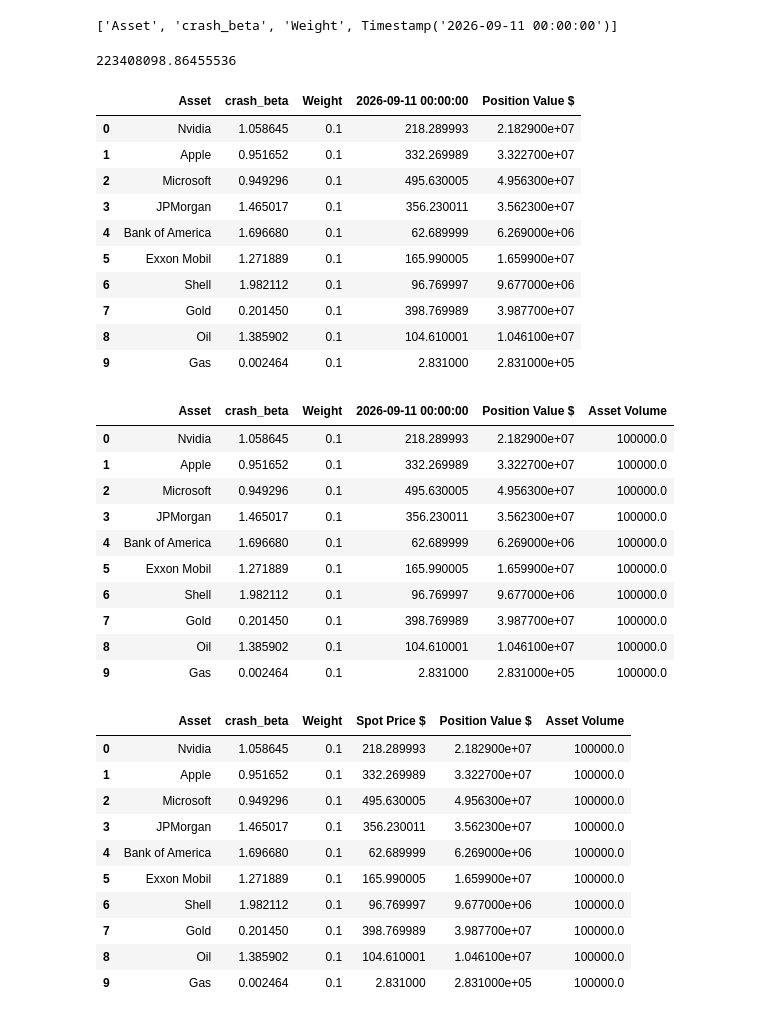
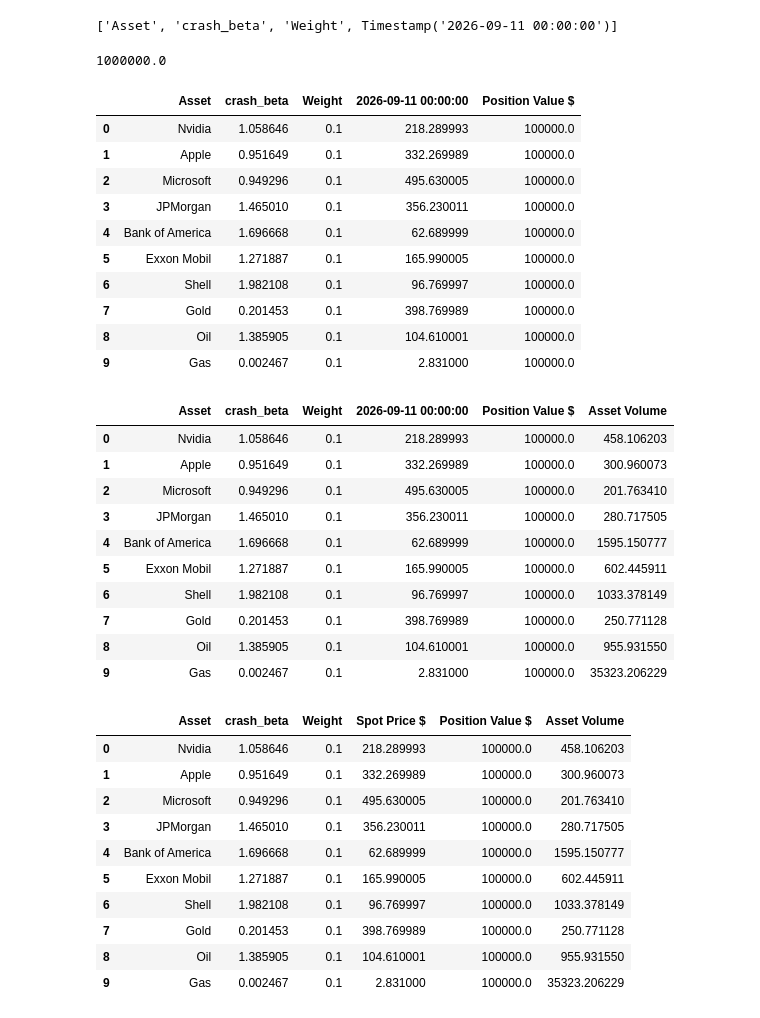
Before and after one commit to rakotoan/Crash-Metrics, a Jupyter notebook: Crash_Metrics.ipynb, the cells around one changed output. Saved outputs shown, nothing was run; the diff lists cells and outputs as text; code cells hidden in the pictures.

Commit message:
Portfolio P&L and return

```diff
--- a/Crash_Metrics.ipynb
+++ b/Crash_Metrics.ipynb
@@ -516,50 +516,51 @@ L
 ['Asset', 'crash_beta', 'Weight', Timestamp('2026-09-11 00:00:00')]
 # %%
 Initial_capital = 1_000_000
-portfolio["Position Value $"] = Initial_capital * portfolio["Weight"] * portfolio[L[-1]]
+#portfolio["Position Value $"] = Initial_capital * portfolio["Weight"] * portfolio[L[-1]]
+portfolio["Position Value $"] = Initial_capital * portfolio["Weight"]
 portfolio
 print(sum(portfolio["Position Value $"]))
 portfolio
 # %% [output]
-223408098.86455536
+1000000.0
 |  | Asset | crash_beta | Weight | 2026-09-11 00:00:00 | Position Value $ |
-| 0 | Nvidia | 1.058645 | 0.1 | 218.289993 | 2.182900e+07 |
-| 1 | Apple | 0.951652 | 0.1 | 332.269989 | 3.322700e+07 |
-| 2 | Microsoft | 0.949296 | 0.1 | 495.630005 | 4.956300e+07 |
-| 3 | JPMorgan | 1.465017 | 0.1 | 356.230011 | 3.562300e+07 |
-| 4 | Bank of America | 1.696680 | 0.1 | 62.689999 | 6.269000e+06 |
-| 5 | Exxon Mobil | 1.271889 | 0.1 | 165.990005 | 1.659900e+07 |
-| 6 | Shell | 1.982112 | 0.1 | 96.769997 | 9.677000e+06 |
-| 7 | Gold | 0.201450 | 0.1 | 398.769989 | 3.987700e+07 |
-| 8 | Oil | 1.385902 | 0.1 | 104.610001 | 1.046100e+07 |
-| 9 | Gas | 0.002464 | 0.1 | 2.831000 | 2.831000e+05 |
+| 0 | Nvidia | 1.058646 | 0.1 | 218.289993 | 100000.0 |
+| 1 | Apple | 0.951649 | 0.1 | 332.269989 | 100000.0 |
+| 2 | Microsoft | 0.949296 | 0.1 | 495.630005 | 100000.0 |
+| 3 | JPMorgan | 1.465010 | 0.1 | 356.230011 | 100000.0 |
+| 4 | Bank of America | 1.696668 | 0.1 | 62.689999 | 100000.0 |
+| 5 | Exxon Mobil | 1.271887 | 0.1 | 165.990005 | 100000.0 |
+| 6 | Shell | 1.982108 | 0.1 | 96.769997 | 100000.0 |
+| 7 | Gold | 0.201453 | 0.1 | 398.769989 | 100000.0 |
+| 8 | Oil | 1.385905 | 0.1 | 104.610001 | 100000.0 |
+| 9 | Gas | 0.002467 | 0.1 | 2.831000 | 100000.0 |
 # %%
 portfolio["Asset Volume"] = portfolio["Position Value $"]/portfolio[L[-1]]
 portfolio
 # %% [output]
 |  | Asset | crash_beta | Weight | 2026-09-11 00:00:00 | Position Value $ | Asset Volume |
-| 0 | Nvidia | 1.058645 | 0.1 | 218.289993 | 2.182900e+07 | 100000.0 |
-| 1 | Apple | 0.951652 | 0.1 | 332.269989 | 3.322700e+07 | 100000.0 |
-| 2 | Microsoft | 0.949296 | 0.1 | 495.630005 | 4.956300e+07 | 100000.0 |
-| 3 | JPMorgan | 1.465017 | 0.1 | 356.230011 | 3.562300e+07 | 100000.0 |
-| 4 | Bank of America | 1.696680 | 0.1 | 62.689999 | 6.269000e+06 | 100000.0 |
-| 5 | Exxon Mobil | 1.271889 | 0.1 | 165.990005 | 1.659900e+07 | 100000.0 |
-| 6 | Shell | 1.982112 | 0.1 | 96.769997 | 9.677000e+06 | 100000.0 |
-| 7 | Gold | 0.201450 | 0.1 | 398.769989 | 3.987700e+07 | 100000.0 |
-| 8 | Oil | 1.385902 | 0.1 | 104.610001 | 1.046100e+07 | 100000.0 |
-| 9 | Gas | 0.002464 | 0.1 | 2.831000 | 2.831000e+05 | 100000.0 |
+| 0 | Nvidia | 1.058646 | 0.1 | 218.289993 | 100000.0 | 458.106203 |
+| 1 | Apple | 0.951649 | 0.1 | 332.269989 | 100000.0 | 300.960073 |
+| 2 | Microsoft | 0.949296 | 0.1 | 495.630005 | 100000.0 | 201.763410 |
+| 3 | JPMorgan | 1.465010 | 0.1 | 356.230011 | 100000.0 | 280.717505 |
+| 4 | Bank of America | 1.696668 | 0.1 | 62.689999 | 100000.0 | 1595.150777 |
+| 5 | Exxon Mobil | 1.271887 | 0.1 | 165.990005 | 100000.0 | 602.445911 |
+| 6 | Shell | 1.982108 | 0.1 | 96.769997 | 100000.0 | 1033.378149 |
+| 7 | Gold | 0.201453 | 0.1 | 398.769989 | 100000.0 | 250.771128 |
+| 8 | Oil | 1.385905 | 0.1 | 104.610001 | 100000.0 | 955.931550 |
+| 9 | Gas | 0.002467 | 0.1 | 2.831000 | 100000.0 | 35323.206229 |
 # %%
 portfolio.rename(columns={L[-1]:"Spot Price $"},inplace=True)
 portfolio
 # %% [output]
 |  | Asset | crash_beta | Weight | Spot Price $ | Position Value $ | Asset Volume |
-| 0 | Nvidia | 1.058645 | 0.1 | 218.289993 | 2.182900e+07 | 100000.0 |
-| 1 | Apple | 0.951652 | 0.1 | 332.269989 | 3.322700e+07 | 100000.0 |
-| 2 | Microsoft | 0.949296 | 0.1 | 495.630005 | 4.956300e+07 | 100000.0 |
-| 3 | JPMorgan | 1.465017 | 0.1 | 356.230011 | 3.562300e+07 | 100000.0 |
-| 4 | Bank of America | 1.696680 | 0.1 | 62.689999 | 6.269000e+06 | 100000.0 |
-| 5 | Exxon Mobil | 1.271889 | 0.1 | 165.990005 | 1.659900e+07 | 100000.0 |
-| 6 | Shell | 1.982112 | 0.1 | 96.769997 | 9.677000e+06 | 100000.0 |
-| 7 | Gold | 0.201450 | 0.1 | 398.769989 | 3.987700e+07 | 100000.0 |
-| 8 | Oil | 1.385902 | 0.1 | 104.610001 | 1.046100e+07 | 100000.0 |
-| 9 | Gas | 0.002464 | 0.1 | 2.831000 | 2.831000e+05 | 100000.0 |
+| 0 | Nvidia | 1.058646 | 0.1 | 218.289993 | 100000.0 | 458.106203 |
+| 1 | Apple | 0.951649 | 0.1 | 332.269989 | 100000.0 | 300.960073 |
+| 2 | Microsoft | 0.949296 | 0.1 | 495.630005 | 100000.0 | 201.763410 |
+| 3 | JPMorgan | 1.465010 | 0.1 | 356.230011 | 100000.0 | 280.717505 |
+| 4 | Bank of America | 1.696668 | 0.1 | 62.689999 | 100000.0 | 1595.150777 |
+| 5 | Exxon Mobil | 1.271887 | 0.1 | 165.990005 | 100000.0 | 602.445911 |
+| 6 | Shell | 1.982108 | 0.1 | 96.769997 | 100000.0 | 1033.378149 |
+| 7 | Gold | 0.201453 | 0.1 | 398.769989 | 100000.0 | 250.771128 |
+| 8 | Oil | 1.385905 | 0.1 | 104.610001 | 100000.0 | 955.931550 |
+| 9 | Gas | 0.002467 | 0.1 | 2.831000 | 100000.0 | 35323.206229 |
```
Also changed, not shown: parts of 25 cells of this notebook.
